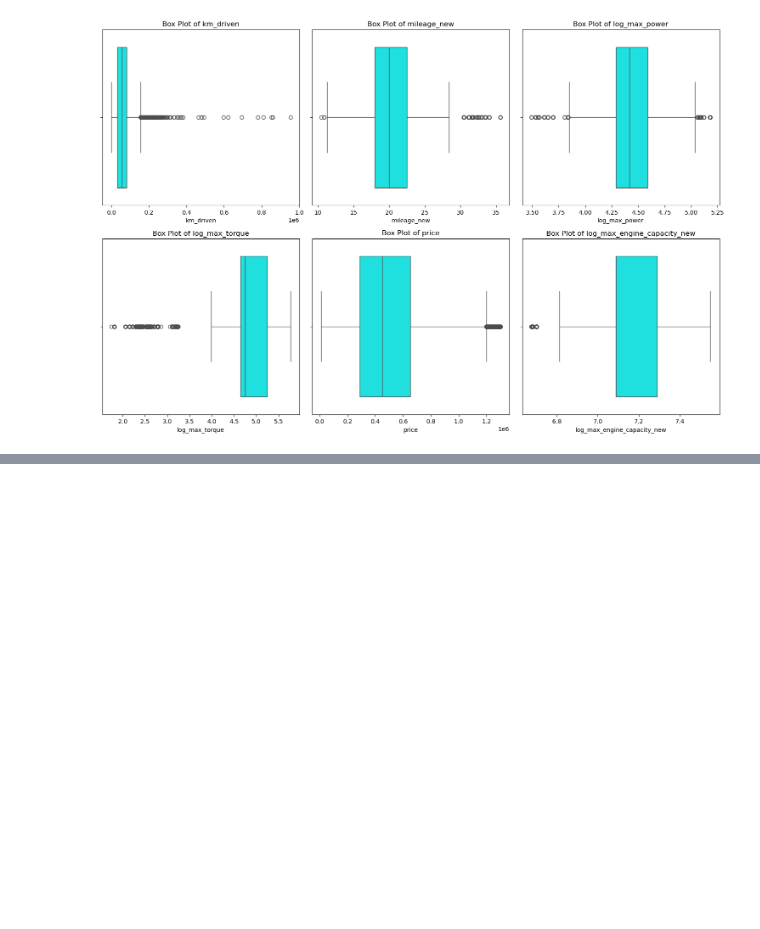
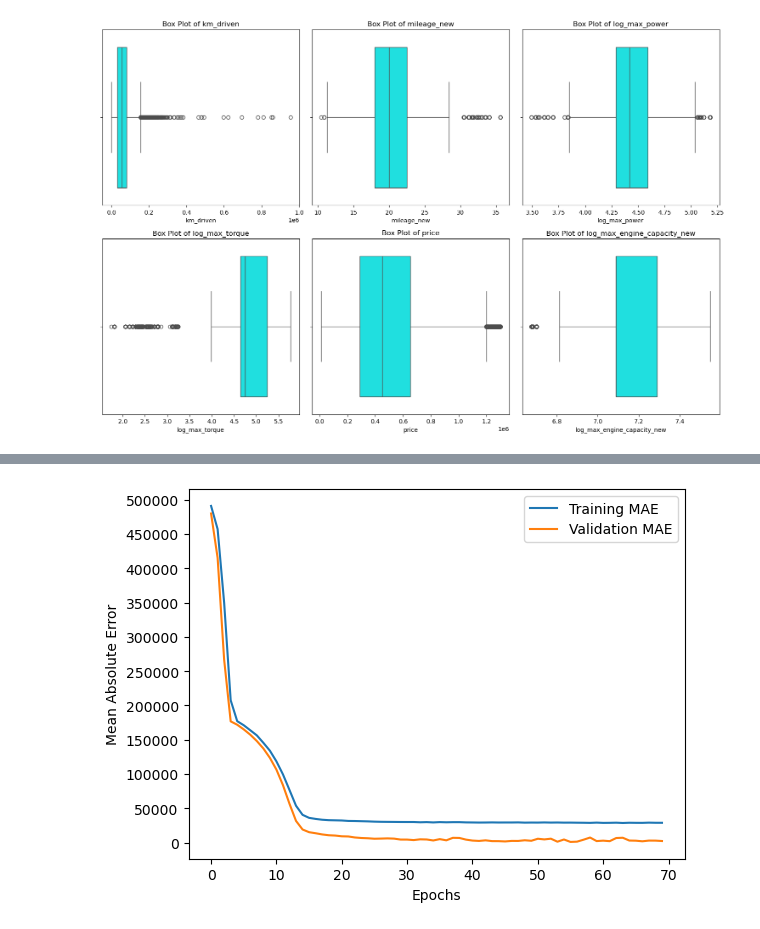
Before and after one commit to kaz4n/DataAi, a Jupyter notebook: deepSeekSolution2.ipynb, the cells around one changed output, grey strips where cells are left out. Drawn from its saved outputs; the diff is of its cells as text; code cells hidden in the pictures; blank space fills up the shorter version.

```diff
--- a/deepSeekSolution2.ipynb
+++ b/deepSeekSolution2.ipynb
@@ -238,3 +246,18 @@ plt.show()
+# %%
+import matplotlib.pyplot as plt
+
+plt.plot(history.history['mae'], label='Training MAE')
+plt.plot(history.history['val_mae'], label='Validation MAE')
+plt.xlabel('Epochs')
+plt.ylabel('Mean Absolute Error')
+plt.legend()
+
+# Add more y-axis ticks for detail
+plt.locator_params(axis='y', nbins=20)  # Increase nbins for more ticks
+
+plt.show()
+# %% [output]
+[figure, added]
 # %%
 from tensorflow.keras.models import Sequential
 from tensorflow.keras.layers import Dense, Dropout
```
Also changed, not shown: parts of 20 cells of this notebook.
